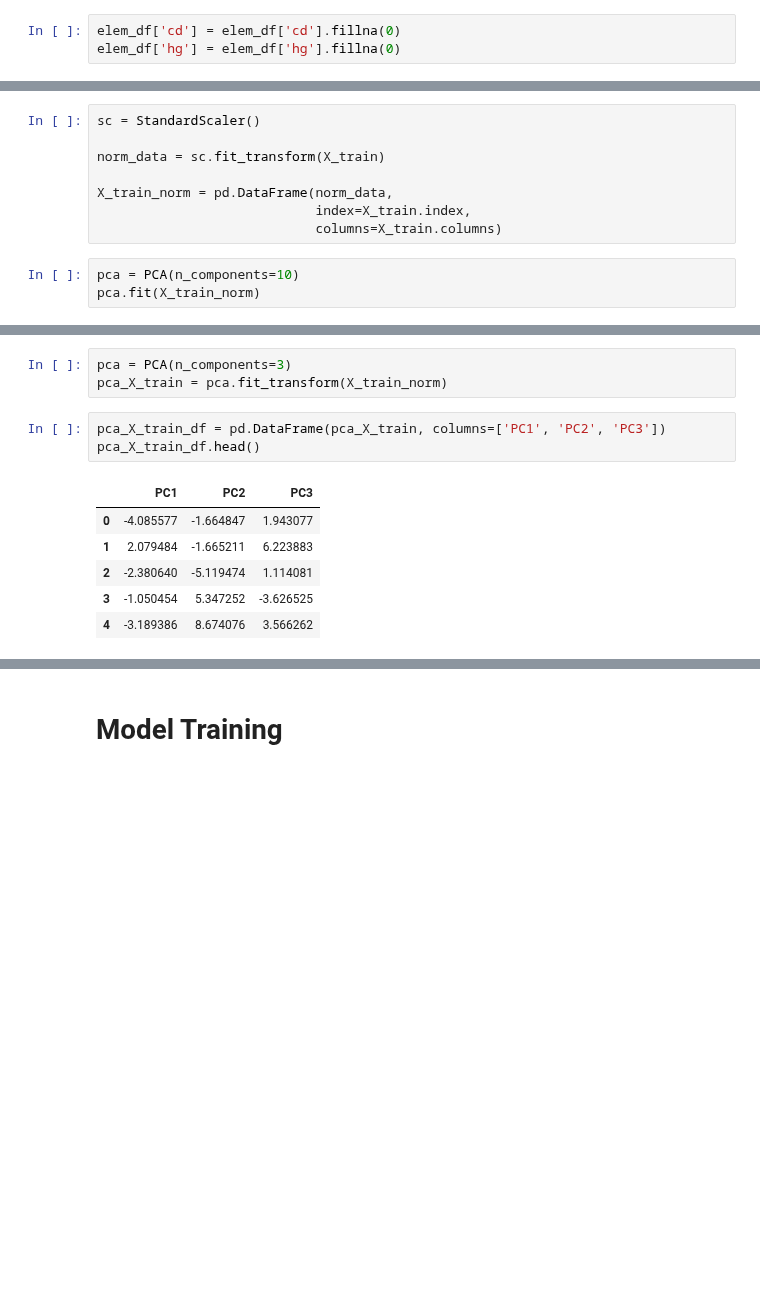
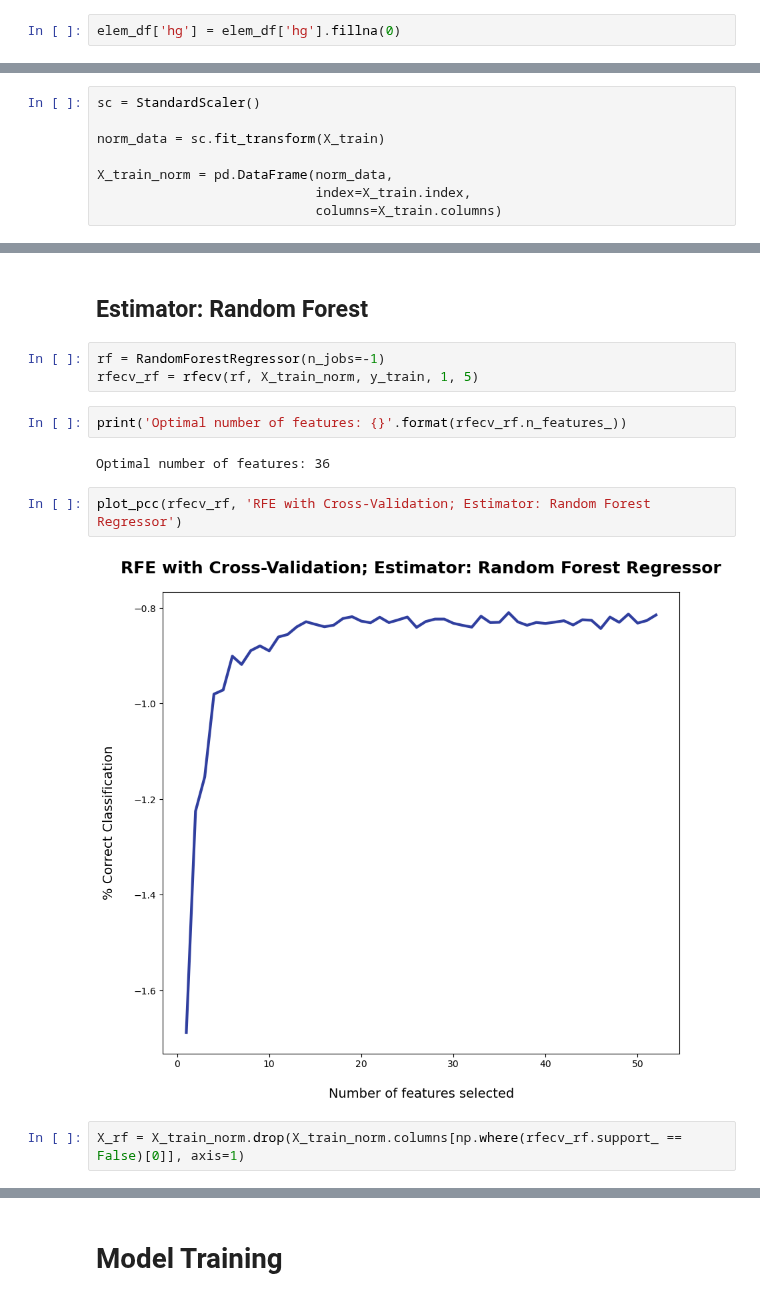
Before and after one commit to Ashish-Sasna/CMT-GSC-AI, a Jupyter notebook: Kodangal-Concentration prediction.ipynb, the cells around one changed output, grey strips where cells are left out. Drawn from its saved outputs; the diff is of its cells as text; blank space fills up the shorter version.

Commit message:
Hyperparameter tuning and RFECV application

```diff
--- a/Kodangal-Concentration prediction.ipynb
+++ b/Kodangal-Concentration prediction.ipynb
@@ -287,5 +388,4 @@ Length: 62, dtype: bool
 # %%
-elem_df['cd'] = elem_df['cd'].fillna(0)
 elem_df['hg'] = elem_df['hg'].fillna(0)
 # %%
 train_df = elem_df.copy()
@@ -313,6 +413,3 @@ norm_data = sc.fit_transform(X_train)
 X_train_norm = pd.DataFrame(norm_data,
                             index=X_train.index,
                             columns=X_train.columns)
-# %%
-pca = PCA(n_components=10)
-pca.fit(X_train_norm)
@@ -353,13 +416,15 @@ plt.show()
-# %%
-pca = PCA(n_components=3)
-pca_X_train = pca.fit_transform(X_train_norm)
-# %%
-pca_X_train_df = pd.DataFrame(pca_X_train, columns=['PC1', 'PC2', 'PC3'])
-pca_X_train_df.head()
-# %% [output]
-|  | PC1 | PC2 | PC3 |
-| 0 | -4.085577 | -1.664847 | 1.943077 |
-| 1 | 2.079484 | -1.665211 | 6.223883 |
-| 2 | -2.380640 | -5.119474 | 1.114081 |
-| 3 | -1.050454 | 5.347252 | -3.626525 |
-| 4 | -3.189386 | 8.674076 | 3.566262 |
+# %% [markdown]
+## Estimator: Random Forest
+# %%
+rf = RandomForestRegressor(n_jobs=-1)
+rfecv_rf = rfecv(rf, X_train_norm, y_train, 1, 5)
+# %%
+print('Optimal number of features: {}'.format(rfecv_rf.n_features_))
+# %% [output]
+Optimal number of features: 36
+# %%
+plot_pcc(rfecv_rf, 'RFE with Cross-Validation; Estimator: Random Forest Regressor')
+# %% [output]
+[figure, added]
+# %%
+X_rf = X_train_norm.drop(X_train_norm.columns[np.where(rfecv_rf.support_ == False)[0]], axis=1)
```
Also changed, not shown: parts of 69 cells of this notebook.
